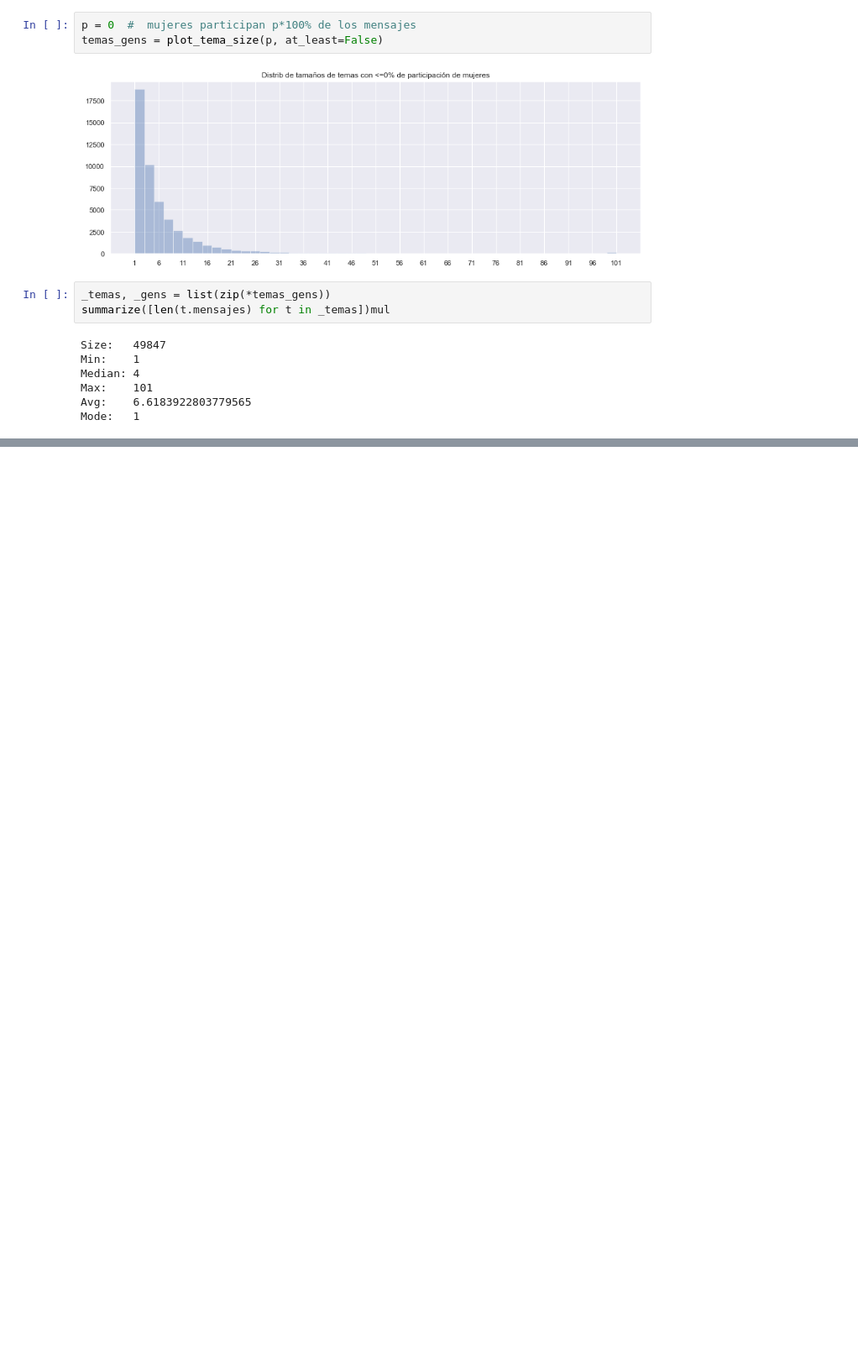
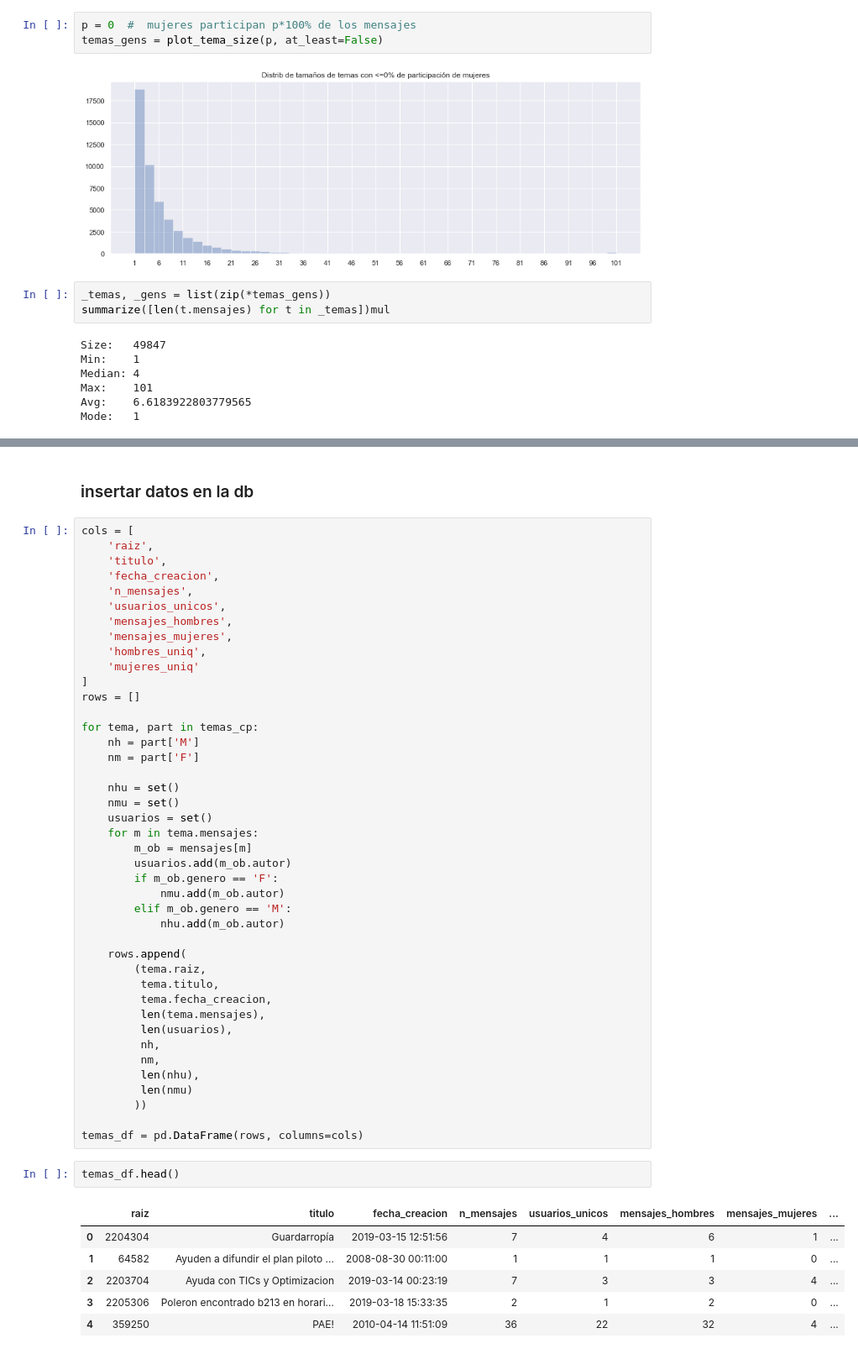
Before and after one commit to imfd/analisis-ucursos, a Jupyter notebook: notebooks/2019-09-02-exploracion_final_final.ipynb, the cells around one changed output, grey strips where cells are left out. Shown at 84% size. Drawn from its saved outputs; the diff is of its cells as text; blank space fills up the shorter version.

```diff
--- a/notebooks/2019-09-02-exploracion_final_final.ipynb
+++ b/notebooks/2019-09-02-exploracion_final_final.ipynb
@@ -875,0 +988,53 @@ M: 101 (100.0%) F: 0 (0.0%) T: 101 - pa los dcc
+# %% [markdown]
+###  insertar datos en la db
+# %%
+cols = [
+    'raiz',
+    'titulo',
+    'fecha_creacion',
+    'n_mensajes',
+    'usuarios_unicos',
+    'mensajes_hombres',
+    'mensajes_mujeres',
+    'hombres_uniq',
+    'mujeres_uniq'
+]
+rows = []
+
+for tema, part in temas_cp:
+    nh = part['M']
+    nm = part['F']
+
+    nhu = set()
+    nmu = set()
+    usuarios = set()
+    for m in tema.mensajes:
+        m_ob = mensajes[m]
+        usuarios.add(m_ob.autor)
+        if m_ob.genero == 'F':
+            nmu.add(m_ob.autor)
+        elif m_ob.genero == 'M':
+            nhu.add(m_ob.autor)
+
+    rows.append(
+        (tema.raiz,
+         tema.titulo,
+         tema.fecha_creacion,
+         len(tema.mensajes),
+         len(usuarios),
+         nh,
+         nm,
+         len(nhu),
+         len(nmu)
+        ))
+
+temas_df = pd.DataFrame(rows, columns=cols)
+# %%
+temas_df.head()
+# %% [output]
+|  | raiz | titulo | fecha_creacion | n_mensajes | usuarios_unicos | mensajes_hombres | mensajes_mujeres | ... |
+| 0 | 2204304 | Guardarropía | 2019-03-15 12:51:56 | 7 | 4 | 6 | 1 | ... |
+| 1 | 64582 | Ayuden a difundir el plan piloto ... | 2008-08-30 00:11:00 | 1 | 1 | 1 | 0 | ... |
+| 2 | 2203704 | Ayuda con TICs y Optimizacion | 2019-03-14 00:23:19 | 7 | 3 | 3 | 4 | ... |
+| 3 | 2205306 | Poleron encontrado b213 en horari... | 2019-03-18 15:33:35 | 2 | 1 | 2 | 0 | ... |
+| 4 | 359250 | PAE! | 2010-04-14 11:51:09 | 36 | 22 | 32 | 4 | ... |
```
Also changed, not shown: parts of 34 cells of this notebook, 4 other files.
